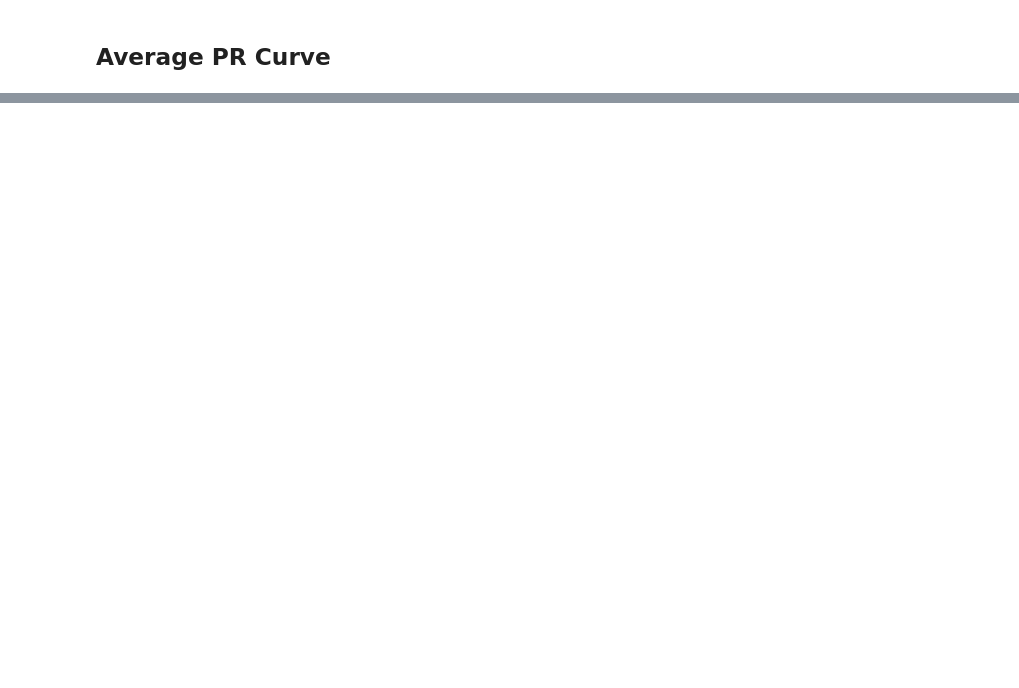
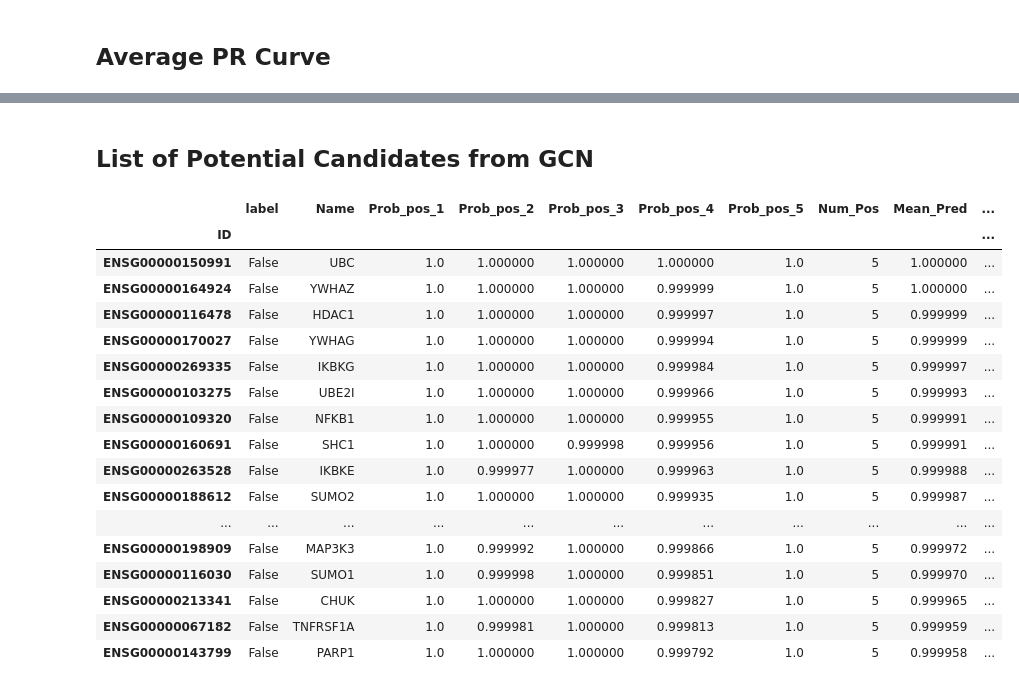
Before and after one commit to schulter/EMOGI, a Jupyter notebook: GCN/cv_performance.ipynb, the cells around one changed output, grey strips where cells are left out. Cells and saved outputs as stored; diff of their text form; code cells hidden in the pictures; blank space fills up the shorter version.

```diff
--- a/GCN/cv_performance.ipynb
+++ b/GCN/cv_performance.ipynb
@@ -43,0 +48,22 @@ Read predictions from 10 CV runs
+# %%
+# get node names
+nodes = pd.DataFrame(node_names, columns=['ID', 'Name'])
+nodes.set_index('ID')
+nodes['label'] = np.logical_or(y_train, y_test)
+# construct ensemble data frame
+ensemble_predictions = reduce(lambda left,right: pd.merge(left,right,on='Name'), pred_all)
+# get the names corrected
+ensemble_predictions.columns = ['Name'] + ['Prob_pos_{}'.format(i) for i in range(1, no_cv+1)]
+# restore the IDs which were lost during merging (together with the correct order)
+ensemble_predictions = nodes.join(ensemble_predictions, lsuffix='2')
+ensemble_predictions.drop('Name2', axis=1, inplace=True)
+ensemble_predictions.set_index('ID', inplace=True)
+# add columns for mean statistics (number predictions, mean prediction, std)
+number_cols = [i for i in ensemble_predictions.columns if i.startswith('Prob_pos_')]
+ensemble_predictions['Num_Pos'] = (ensemble_predictions[number_cols] > 0.5).sum(axis=1)
+ensemble_predictions['Mean_Pred'] = ensemble_predictions[number_cols].mean(axis=1)
+ensemble_predictions['Std_Pred'] = ensemble_predictions[number_cols].std(axis=1)
+# write to file
+ens_pred_sorted = ensemble_predictions.sort_values(by='Mean_Pred', ascending=False)
+ens_pred_sorted.to_csv(os.path.join(model_dir, 'ensemble_predictions.tsv'), sep='\t')
+ens_pred_sorted.head()
@@ -152,0 +239,24 @@ fig.savefig(os.path.join(model_dir, 'mean_PR_curve.svg'))
+# %% [markdown]
+## List of Potential Candidates from GCN
+# %%
+all_ncg_genes = known_cancer_genes + candidate_cancer_genes
+ensemble_predictions[~ensemble_predictions.Name.isin(all_ncg_genes)].sort_values(by='Mean_Pred', ascending=False).head(20)
+# %% [output]
+|  | label | Name | Prob_pos_1 | Prob_pos_2 | Prob_pos_3 | Prob_pos_4 | Prob_pos_5 | Num_Pos | Mean_Pred | ... |
+| ID |  |  |  |  |  |  |  |  |  | ... |
+| ENSG00000150991 | False | UBC | 1.0 | 1.000000 | 1.000000 | 1.000000 | 1.0 | 5 | 1.000000 | ... |
+| ENSG00000164924 | False | YWHAZ | 1.0 | 1.000000 | 1.000000 | 0.999999 | 1.0 | 5 | 1.000000 | ... |
+| ENSG00000116478 | False | HDAC1 | 1.0 | 1.000000 | 1.000000 | 0.999997 | 1.0 | 5 | 0.999999 | ... |
+| ENSG00000170027 | False | YWHAG | 1.0 | 1.000000 | 1.000000 | 0.999994 | 1.0 | 5 | 0.999999 | ... |
+| ENSG00000269335 | False | IKBKG | 1.0 | 1.000000 | 1.000000 | 0.999984 | 1.0 | 5 | 0.999997 | ... |
+| ENSG00000103275 | False | UBE2I | 1.0 | 1.000000 | 1.000000 | 0.999966 | 1.0 | 5 | 0.999993 | ... |
+| ENSG00000109320 | False | NFKB1 | 1.0 | 1.000000 | 1.000000 | 0.999955 | 1.0 | 5 | 0.999991 | ... |
+| ENSG00000160691 | False | SHC1 | 1.0 | 1.000000 | 0.999998 | 0.999956 | 1.0 | 5 | 0.999991 | ... |
+| ENSG00000263528 | False | IKBKE | 1.0 | 0.999977 | 1.000000 | 0.999963 | 1.0 | 5 | 0.999988 | ... |
+| ENSG00000188612 | False | SUMO2 | 1.0 | 1.000000 | 1.000000 | 0.999935 | 1.0 | 5 | 0.999987 | ... |
+| ... | ... | ... | ... | ... | ... | ... | ... | ... | ... | ... |
+| ENSG00000198909 | False | MAP3K3 | 1.0 | 0.999992 | 1.000000 | 0.999866 | 1.0 | 5 | 0.999972 | ... |
+| ENSG00000116030 | False | SUMO1 | 1.0 | 0.999998 | 1.000000 | 0.999851 | 1.0 | 5 | 0.999970 | ... |
+| ENSG00000213341 | False | CHUK | 1.0 | 1.000000 | 1.000000 | 0.999827 | 1.0 | 5 | 0.999965 | ... |
+| ENSG00000067182 | False | TNFRSF1A | 1.0 | 0.999981 | 1.000000 | 0.999813 | 1.0 | 5 | 0.999959 | ... |
+| ENSG00000143799 | False | PARP1 | 1.0 | 1.000000 | 1.000000 | 0.999792 | 1.0 | 5 | 0.999958 | ... |
```
Also changed, not shown: parts of 11 cells of this notebook.
